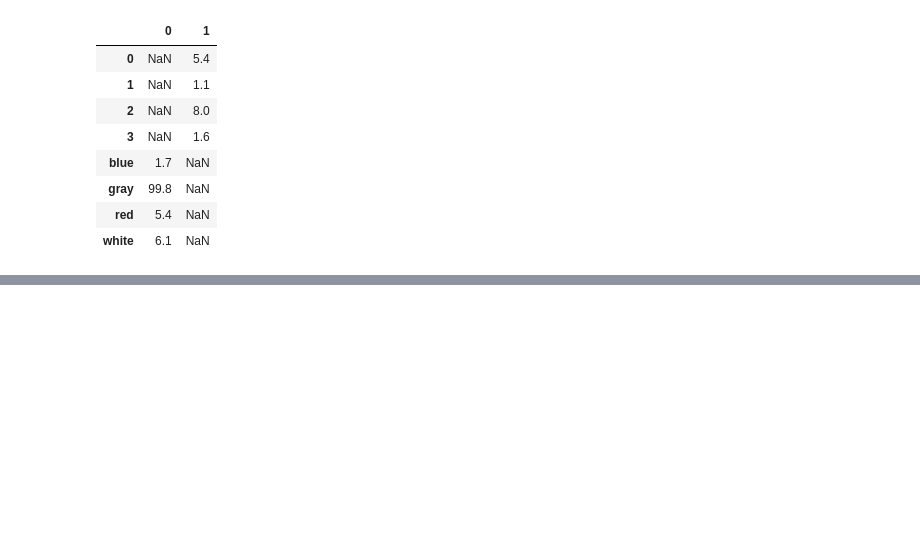
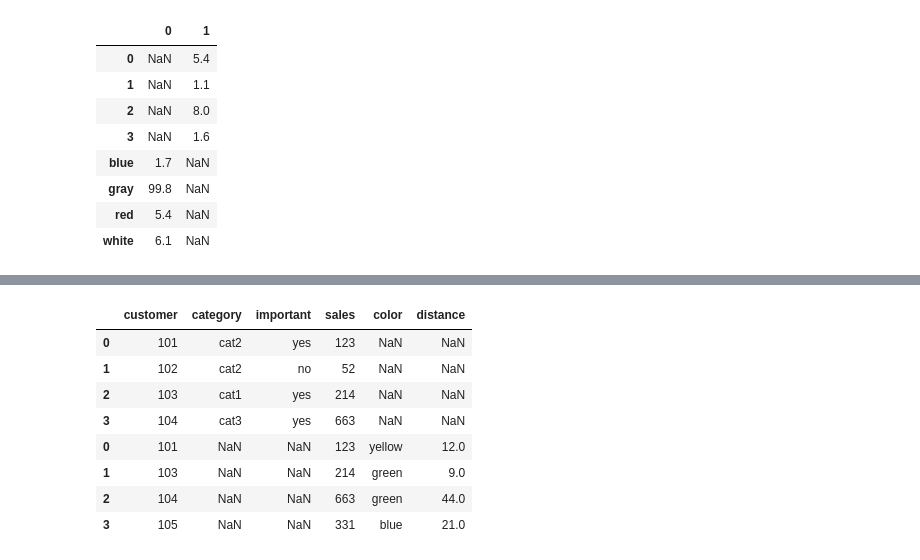
Before and after one commit to AdicherlaVenkataSai/dissertation, a Jupyter notebook: Numpy_Pandas.ipynb, the cells around one changed output, grey strips where cells are left out. Saved outputs shown, nothing was run; the diff lists cells and outputs as text; code cells hidden in the pictures; blank space fills up the shorter version.

```diff
--- a/Numpy_Pandas.ipynb
+++ b/Numpy_Pandas.ipynb
@@ -380,0 +386,28 @@ df5
+# %%
+df7 = pd.DataFrame({'customer':['101', '102', '103', '104']
+                     , 'category':['cat2', 'cat2', 'cat1', 'cat3']
+                     , 'important':['yes', 'no', 'yes', 'yes']
+                     , 'sales':[123, 52, 214, 663]
+                     })  # index = [0, 1, 2, 3]
+
+
+df8 = pd.DataFrame({'customer':['101', '103', '104', '105']
+                     , 'color':['yellow', 'green', 'green', 'blue']
+                     , 'distance':[12, 9, 44, 21]
+                     , 'sales':[123, 214, 663, 331]
+                     })  # index = [4, 5, 6, 7]
+# %%
+# combining the two dataframes
+pd.concat([df7, df8], axis= 0, sort = False)
+
+# the category variable is not in df8, those places are having NaNs
+# %% [output]
+|  | customer | category | important | sales | color | distance |
+| 0 | 101 | cat2 | yes | 123 | NaN | NaN |
+| 1 | 102 | cat2 | no | 52 | NaN | NaN |
+| 2 | 103 | cat1 | yes | 214 | NaN | NaN |
+| 3 | 104 | cat3 | yes | 663 | NaN | NaN |
+| 0 | 101 | NaN | NaN | 123 | yellow | 12.0 |
+| 1 | 103 | NaN | NaN | 214 | green | 9.0 |
+| 2 | 104 | NaN | NaN | 663 | green | 44.0 |
+| 3 | 105 | NaN | NaN | 331 | blue | 21.0 |
```
Also changed, not shown: parts of 68 cells of this notebook.
